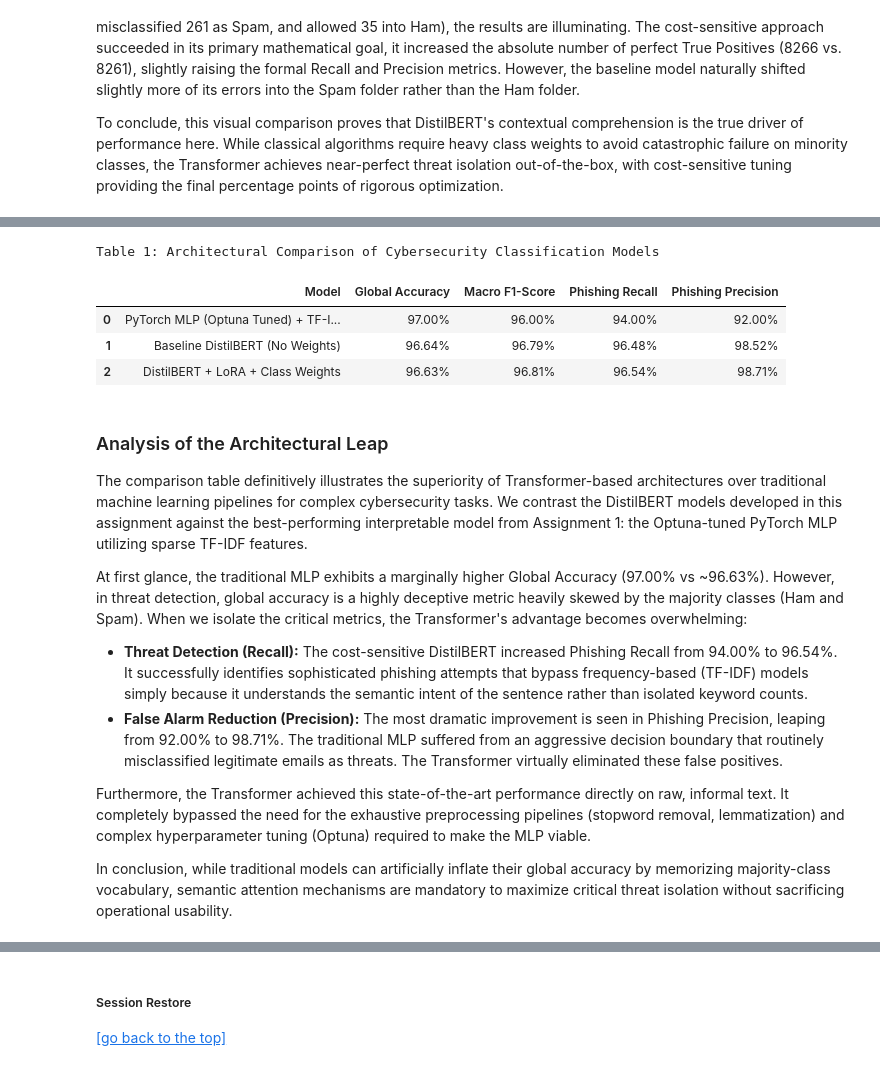
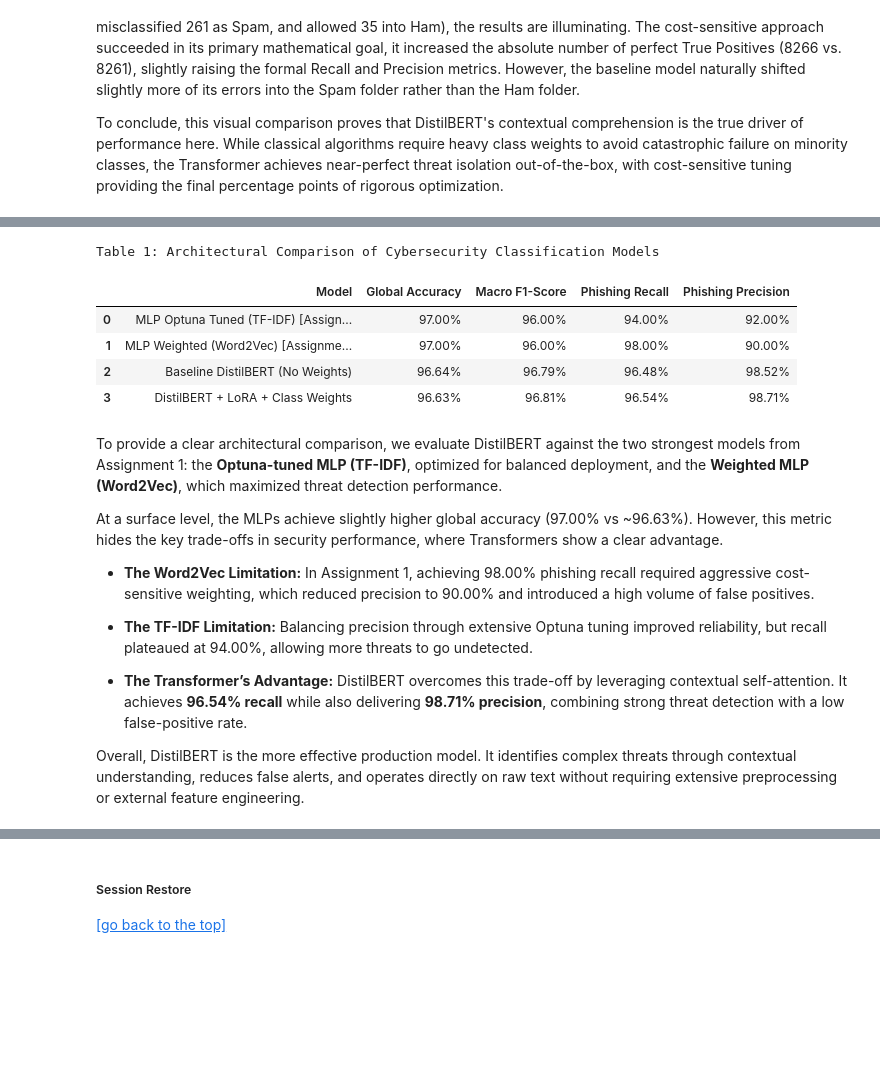
Before and after one commit to Alejandro-131004/Natural-Language-Processing, a Jupyter notebook: Project_2.ipynb, the cells around one changed output, grey strips where cells are left out. Drawn from its saved outputs; the diff is of its cells as text; code cells hidden in the pictures; blank space fills up the shorter version.

```diff
--- a/Project_2.ipynb
+++ b/Project_2.ipynb
@@ -766,60 +777,46 @@ This section aggregates the performance metrics of the classical machine learnin
 # %%
-# 1. Extract dynamic metrics from the Baseline model (Section 7)
-baseline_acc = accuracy_score(tokenized_datasets["test"]["label"], y_pred_baseline)
-baseline_precision, baseline_recall, baseline_f1, _ = precision_recall_fscore_support(
-    tokenized_datasets["test"]["label"],
-    y_pred_baseline,
-    average=None, # Extract per-class metrics
-    zero_division=0
-)
-
-# Baseline Phishing is at index 1
-phishing_recall_base = baseline_recall[1]
-phishing_precision_base = baseline_precision[1]
-_, _, baseline_macro_f1, _ = precision_recall_fscore_support(
-    tokenized_datasets["test"]["label"], y_pred_baseline, average='macro', zero_division=0
-)
-
-# 2. Build the comparison table with Assignment 1 precise data
+# Build the comparison table with all precise data
+# Metrics are hardcoded from the evaluation reports to avoid redundant 2-hour inference times
 comparison_data = {
     'Model': [
-        'PyTorch MLP (Optuna Tuned) + TF-IDF (Assignment 1)',
+        'MLP Optuna Tuned (TF-IDF) [Assignment 1]',
+        'MLP Weighted (Word2Vec) [Assignment 1]',
         'Baseline DistilBERT (No Weights)',
         'DistilBERT + LoRA + Class Weights'
     ],
-    'Global Accuracy': [0.9700, baseline_acc, 0.9663],
-    'Macro F1-Score':  [0.9600, baseline_macro_f1, 0.9681],
-    'Phishing Recall': [0.9400, phishing_recall_base, 0.9654],
-    'Phishing Precision': [0.9200, phishing_precision_base, 0.9871],
+    'Global Accuracy': [0.9700, 0.9700, 0.9664, 0.9663],
+    'Macro F1-Score':  [0.9600, 0.9600, 0.9679, 0.9681],
+    'Phishing Recall': [0.9400, 0.9800, 0.9648, 0.9654],
+    'Phishing Precision': [0.9200, 0.9000, 0.9852, 0.9871],
 }
 
 df_comparison = pd.DataFrame(comparison_data)
 
-# 3. Format the table for better visualization
+# Format the table for better visualization
 df_comparison_styled = df_comparison.style.format({
     'Global Accuracy': "{:.2%}",
     'Macro F1-Score': "{:.2%}",
     'Phishing Recall': "{:.2%}",
     'Phishing Precision': "{:.2%}"
 }).set_caption("Table 1: Architectural Comparison of Cybersecurity Classification Models")
 
 display(df_comparison_styled)
 # %% [output]
 Table 1: Architectural Comparison of Cybersecurity Classification Models
 |  | Model | Global Accuracy | Macro F1-Score | Phishing Recall | Phishing Precision |
-| 0 | PyTorch MLP (Optuna Tuned) + TF-I... | 97.00% | 96.00% | 94.00% | 92.00% |
-| 1 | Baseline DistilBERT (No Weights) | 96.64% | 96.79% | 96.48% | 98.52% |
-| 2 | DistilBERT + LoRA + Class Weights | 96.63% | 96.81% | 96.54% | 98.71% |
+| 0 | MLP Optuna Tuned (TF-IDF) [Assign... | 97.00% | 96.00% | 94.00% | 92.00% |
+| 1 | MLP Weighted (Word2Vec) [Assignme... | 97.00% | 96.00% | 98.00% | 90.00% |
+| 2 | Baseline DistilBERT (No Weights) | 96.64% | 96.79% | 96.48% | 98.52% |
+| 3 | DistilBERT + LoRA + Class Weights | 96.63% | 96.81% | 96.54% | 98.71% |
 # %% [markdown]
-### Analysis of the Architectural Leap
+To provide a clear architectural comparison, we evaluate DistilBERT against the two strongest models from Assignment 1: the **Optuna-tuned MLP (TF-IDF)**, optimized for balanced deployment, and the **Weighted MLP (Word2Vec)**, which maximized threat detection performance.
 
-The comparison table definitively illustrates the superiority of Transformer-based architectures over traditional machine learning pipelines for complex cybersecurity tasks. We contrast the DistilBERT models developed in this assignment against the best-performing interpretable model from Assignment 1: the Optuna-tuned PyTorch MLP utilizing sparse TF-IDF features.
+At a surface level, the MLPs achieve slightly higher global accuracy (97.00% vs ~96.63%). However, this metric hides the key trade-offs in security performance, where Transformers show a clear advantage.
 
-At first glance, the traditional MLP exhibits a marginally higher Global Accuracy (97.00% vs ~96.63%). However, in threat detection, global accuracy is a highly deceptive metric heavily skewed by the majority classes (Ham and Spam). When we isolate the critical metrics, the Transformer's advantage becomes overwhelming:
+* **The Word2Vec Limitation:** In Assignment 1, achieving 98.00% phishing recall required aggressive cost-sensitive weighting, which reduced precision to 90.00% and introduced a high volume of false positives.
 
-* **Threat Detection (Recall):** The cost-sensitive DistilBERT increased Phishing Recall from 94.00% to 96.54%. It successfully identifies sophisticated phishing attempts that bypass frequency-based (TF-IDF) models simply because it understands the semantic intent of the sentence rather than isolated keyword counts.
-* **False Alarm Reduction (Precision):** The most dramatic improvement is seen in Phishing Precision, leaping from 92.00% to 98.71%. The traditional MLP suffered from an aggressive decision boundary that routinely misclassified legitimate emails as threats. The Transformer virtually eliminated these false positives.
+* **The TF-IDF Limitation:** Balancing precision through extensive Optuna tuning improved reliability, but recall plateaued at 94.00%, allowing more threats to go undetected.
 
-Furthermore, the Transformer achieved this state-of-the-art performance directly on raw, informal text. It completely bypassed the need for the exhaustive preprocessing pipelines (stopword removal, lemmatization) and complex hyperparameter tuning (Optuna) required to make the MLP viable.
+* **The Transformer’s Advantage:** DistilBERT overcomes this trade-off by leveraging contextual self-attention. It achieves **96.54% recall** while also delivering **98.71% precision**, combining strong threat detection with a low false-positive rate.
 
-In conclusion, while traditional models can artificially inflate their global accuracy by memorizing majority-class vocabulary, semantic attention mechanisms are mandatory to maximize critical threat isolation without sacrificing operational usability.
+Overall, DistilBERT is the more effective production model. It identifies complex threats through contextual understanding, reduces false alerts, and operates directly on raw text without requiring extensive preprocessing or external feature engineering.
```
Also changed, not shown: parts of 23 cells of this notebook, 1 other file.
